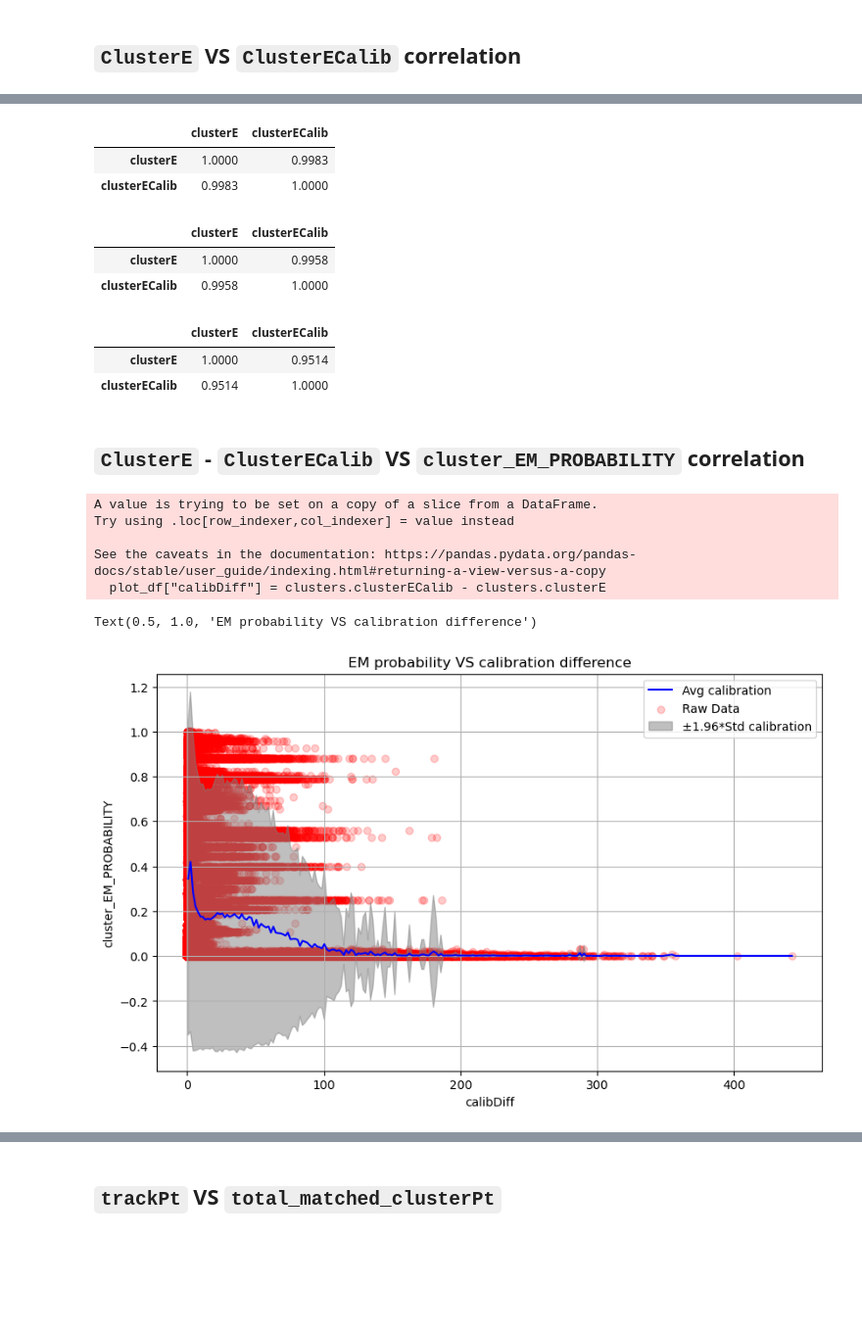
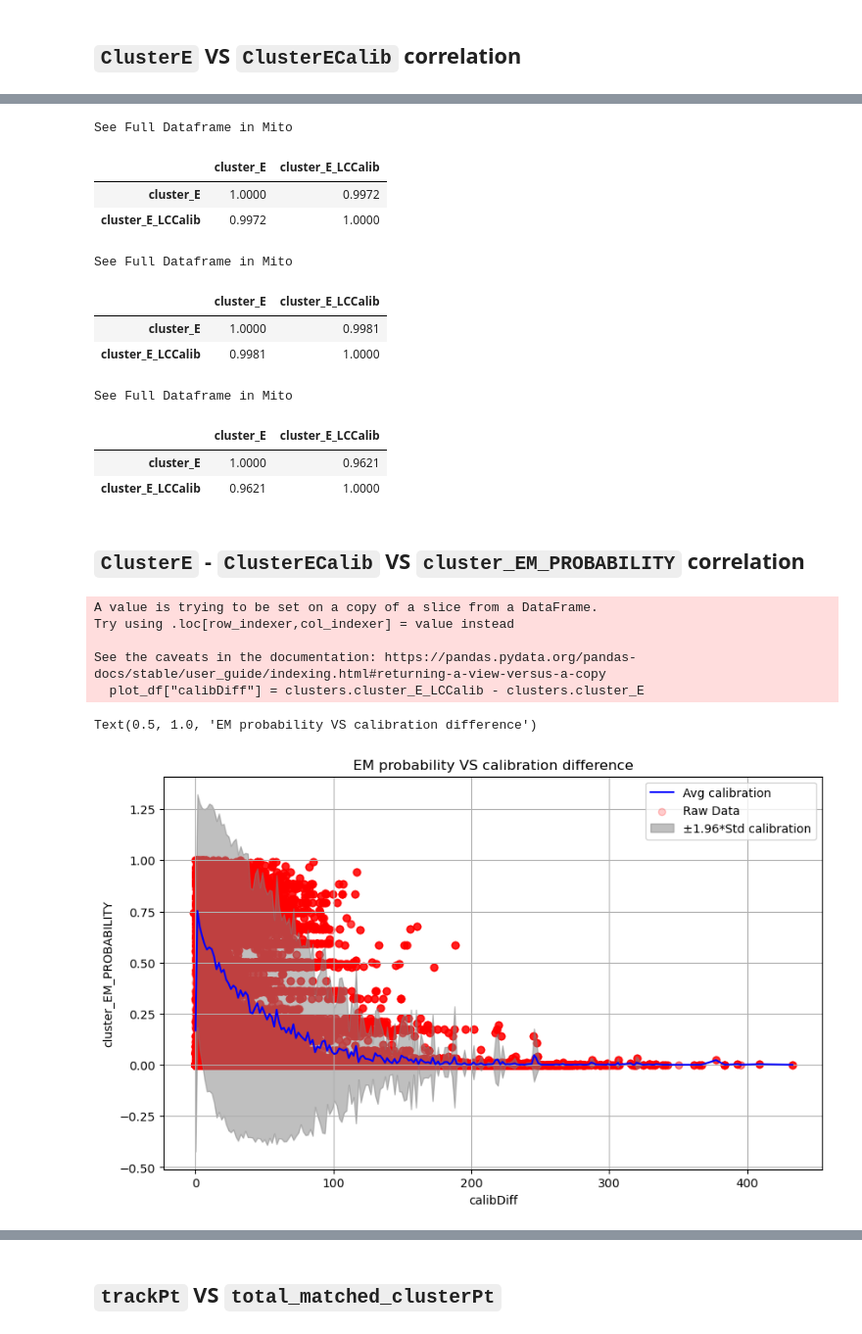
Before and after one commit to clissa/PointNet_Segmentation, a Jupyter notebook: nbs/EDA/Explore variables relationships.ipynb, the cells around one changed output, grey strips where cells are left out. Shown at 98% size. Cells and saved outputs as stored; diff of their text form; code cells hidden in the pictures; blank space fills up the shorter version.

```diff
--- a/nbs/EDA/Explore variables relationships.ipynb
+++ b/nbs/EDA/Explore variables relationships.ipynb
@@ -21,5 +21,4 @@ pd.options.display.float_format = '{:,.4f}'.format
 pd.pandas.set_option('display.max_columns', None)
 
 REPO_PATH = Path().absolute().parent.parent
-DATA_PATH = REPO_PATH / "pnet_data/singlerho"
-# DATA_PATH = REPO_PATH / "pnet_data/rho_full"
+DATA_PATH = REPO_PATH / "pnet_data/rho_full"
@@ -718,24 +893,25 @@ cluster_cols = [
     'truthPt',
     'truthEta',
     'truthPhi',
-    'clusterIndex',
+    #     'clusterIndex',
     'nCluster',
-    'clusterE',
-    'clusterECalib',
-    'clusterPt',
-    'clusterEta',
-    'clusterPhi',
+    'cluster_E',
+    'cluster_E_LCCalib',  # 'clusterECalib',
+    'cluster_Pt',
+    'cluster_Eta',
+    'cluster_Phi',
     'cluster_nCells',
-    'cluster_sumCellE',
+    #     'cluster_sumCellE',
     'cluster_EM_PROBABILITY',
-    'cluster_cell_dR_min',
-    'cluster_cell_dR_max',
-    'cluster_cell_dEta_min',
-    'cluster_cell_dEta_max',
-    'cluster_cell_dPhi_min',
-    'cluster_cell_dPhi_max',
+    #     'cluster_cell_dR_min',
+    #     'cluster_cell_dR_max',
+    #     'cluster_cell_dEta_min',
+    #     'cluster_cell_dEta_max',
+    #     'cluster_cell_dPhi_min',
+    #     'cluster_cell_dPhi_max',
 ]
 
-clusters = chunk_data["ClusterTree"].arrays(cluster_cols, library="pd")
+clusters = events[
+    selected_cols]  # chunk_data["ClusterTree"].arrays(cluster_cols, library="pd")
 clusters.head(10)
 # %% [output]
@@ -799,29 +977,32 @@ Text(0.5, 1.0, 'Cluster energy VS calibrated energy')
 # %%
 # Pearson correlation: linear
-clusters[["clusterE", "clusterECalib"]].corr("pearson")
+clusters[["cluster_E", "cluster_E_LCCalib"]].corr("pearson")
 # %% [output]
+See Full Dataframe in Mito
-|  | clusterE | clusterECalib |
-| clusterE | 1.0000 | 0.9983 |
-| clusterECalib | 0.9983 | 1.0000 |
+|  | cluster_E | cluster_E_LCCalib |
+| cluster_E | 1.0000 | 0.9972 |
+| cluster_E_LCCalib | 0.9972 | 1.0000 |
 # %%
 # Spearman correlation: monotonic
-clusters[["clusterE", "clusterECalib"]].corr("spearman")
+clusters[["cluster_E", "cluster_E_LCCalib"]].corr("spearman")
 # %% [output]
+See Full Dataframe in Mito
-|  | clusterE | clusterECalib |
-| clusterE | 1.0000 | 0.9958 |
-| clusterECalib | 0.9958 | 1.0000 |
+|  | cluster_E | cluster_E_LCCalib |
+| cluster_E | 1.0000 | 0.9981 |
+| cluster_E_LCCalib | 0.9981 | 1.0000 |
 # %%
 # Kendall correlation: ordering
-clusters[["clusterE", "clusterECalib"]].corr("kendall")
+clusters[["cluster_E", "cluster_E_LCCalib"]].corr("kendall")
 # %% [output]
+See Full Dataframe in Mito
-|  | clusterE | clusterECalib |
-| clusterE | 1.0000 | 0.9514 |
-| clusterECalib | 0.9514 | 1.0000 |
+|  | cluster_E | cluster_E_LCCalib |
+| cluster_E | 1.0000 | 0.9621 |
+| cluster_E_LCCalib | 0.9621 | 1.0000 |
 # %% [markdown]
 ## `ClusterE` - `ClusterECalib` VS `cluster_EM_PROBABILITY` correlation
 # %%
 plot_df = clusters[["cluster_EM_PROBABILITY"]]
-plot_df["calibDiff"] = clusters.clusterECalib - clusters.clusterE
+plot_df["calibDiff"] = clusters.cluster_E_LCCalib - clusters.cluster_E
 plot_df = plot_df.sort_values("calibDiff")
 
 # Binning the data
@@ -832,7 +1013,8 @@ plot_df['bin'] = np.digitize(plot_df["calibDiff"], bins)
 
 # Aggregating data within each bin
 agg_plot_df = plot_df.groupby('bin').agg({
-    "calibDiff": 'mean',
+    "calibDiff":
+    'mean',
     "cluster_EM_PROBABILITY": ['mean', 'std']
 }).reset_index()
 
@@ -840,35 +1022,35 @@ agg_plot_df = plot_df.groupby('bin').agg({
 plt.figure(figsize=(10, 6))
 plt.plot(agg_plot_df["calibDiff"],
          agg_plot_df["cluster_EM_PROBABILITY"]['mean'],
          color='blue',
          label='Avg calibration')
 plt.scatter(plot_df["calibDiff"],
             plot_df["cluster_EM_PROBABILITY"],
             color='red',
             alpha=0.2,
             label='Raw Data')
 plt.fill_between(list(agg_plot_df["calibDiff"].values.flatten()),
                  agg_plot_df["cluster_EM_PROBABILITY"]['mean'] -
                  z_alpha2 * agg_plot_df["cluster_EM_PROBABILITY"]['std'],
                  agg_plot_df["cluster_EM_PROBABILITY"]['mean'] +
                  z_alpha2 * agg_plot_df["cluster_EM_PROBABILITY"]['std'],
                  color='gray',
                  alpha=0.5,
                  label=f'±{z_alpha2}*Std calibration')
 
 plt.legend()
 plt.grid(True)
 plt.xlabel("calibDiff")
 plt.ylabel("cluster_EM_PROBABILITY")
 plt.title('EM probability VS calibration difference')
 # %% [output]
 A value is trying to be set on a copy of a slice from a DataFrame.
 Try using .loc[row_indexer,col_indexer] = value instead
 
 See the caveats in the documentation: https://pandas.pydata.org/pandas-docs/stable/user_guide/indexing.html#returning-a-view-versus-a-copy
-  plot_df["calibDiff"] = clusters.clusterECalib - clusters.clusterE
+  plot_df["calibDiff"] = clusters.cluster_E_LCCalib - clusters.cluster_E
 Text(0.5, 1.0, 'EM probability VS calibration difference')
-[figure, old version]
+[figure, new version]
 # %%
 # Pearson correlation: linear
 plot_df.corr(method="pearson")
```
Also changed, not shown: parts of 40 cells of this notebook.
